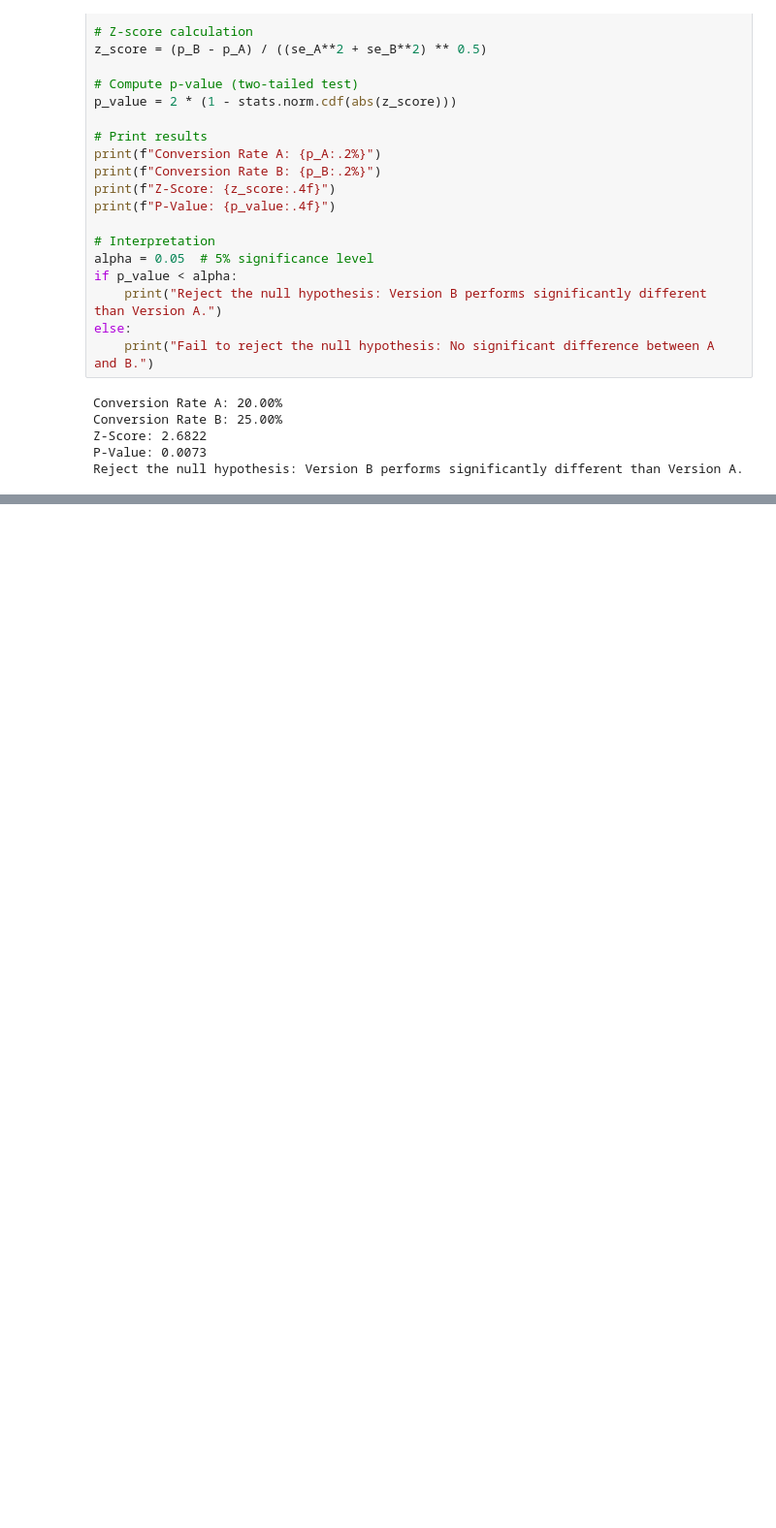
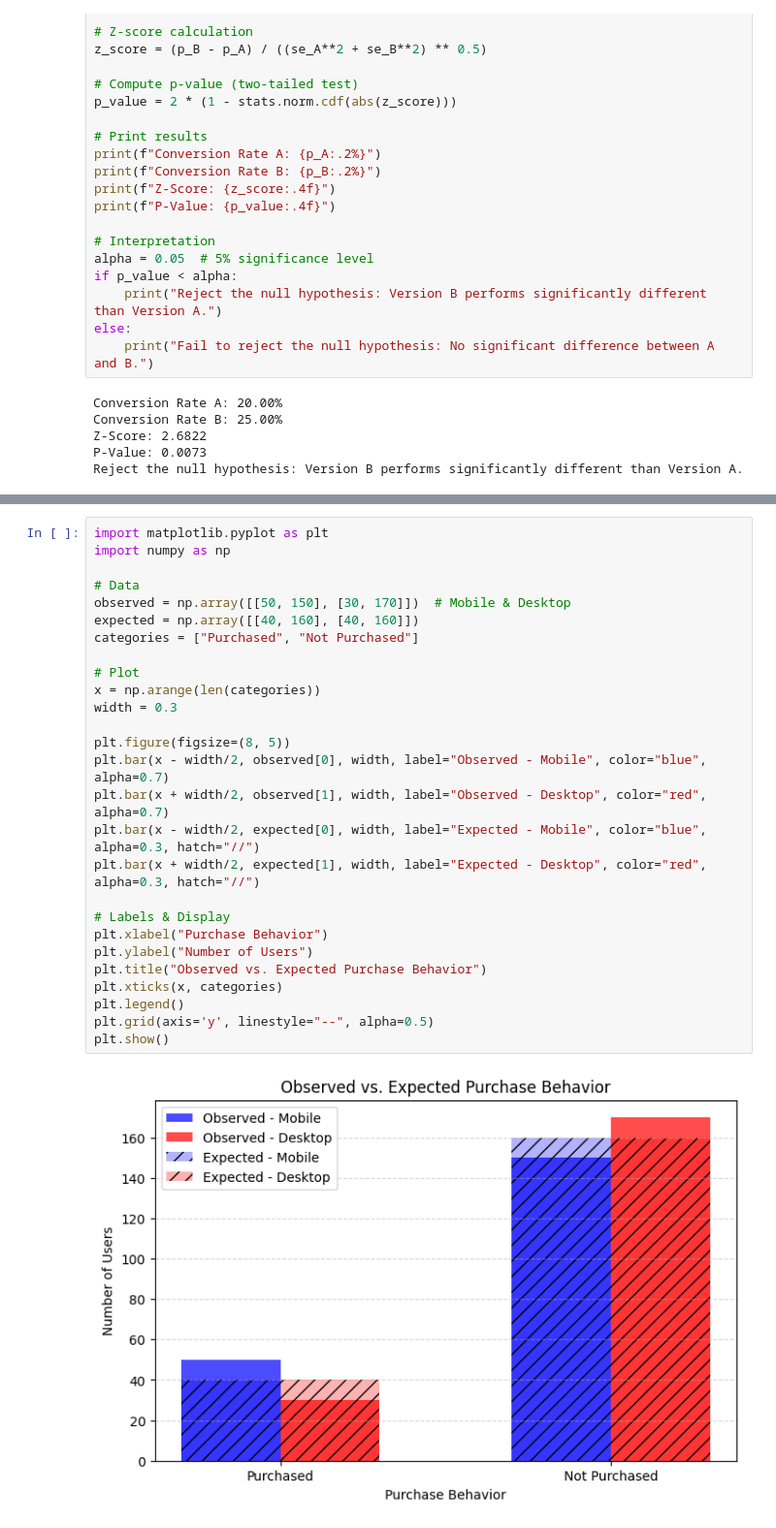
Before and after one commit to Ayush1149/T-TEST, a Jupyter notebook: T-TEST.ipynb, the cells around one changed output, grey strips where cells are left out. Shown at 97% size. Cells and saved outputs as stored; diff of their text form; blank space fills up the shorter version.

```diff
--- a/T-TEST.ipynb
+++ b/T-TEST.ipynb
@@ -153,0 +186,29 @@ Reject the null hypothesis: Version B performs significantly different than Vers
+# %%
+import matplotlib.pyplot as plt
+import numpy as np
+
+# Data
+observed = np.array([[50, 150], [30, 170]])  # Mobile & Desktop
+expected = np.array([[40, 160], [40, 160]])
+categories = ["Purchased", "Not Purchased"]
+
+# Plot
+x = np.arange(len(categories))
+width = 0.3
+
+plt.figure(figsize=(8, 5))
+plt.bar(x - width/2, observed[0], width, label="Observed - Mobile", color="blue", alpha=0.7)
+plt.bar(x + width/2, observed[1], width, label="Observed - Desktop", color="red", alpha=0.7)
+plt.bar(x - width/2, expected[0], width, label="Expected - Mobile", color="blue", alpha=0.3, hatch="//")
+plt.bar(x + width/2, expected[1], width, label="Expected - Desktop", color="red", alpha=0.3, hatch="//")
+
+# Labels & Display
+plt.xlabel("Purchase Behavior")
+plt.ylabel("Number of Users")
+plt.title("Observed vs. Expected Purchase Behavior")
+plt.xticks(x, categories)
+plt.legend()
+plt.grid(axis='y', linestyle="--", alpha=0.5)
+plt.show()
+# %% [output]
+[figure, added]
```
Also changed, not shown: parts of 1 cell of this notebook.
